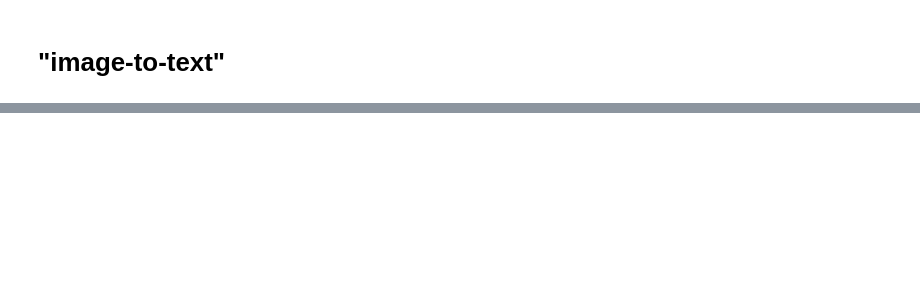
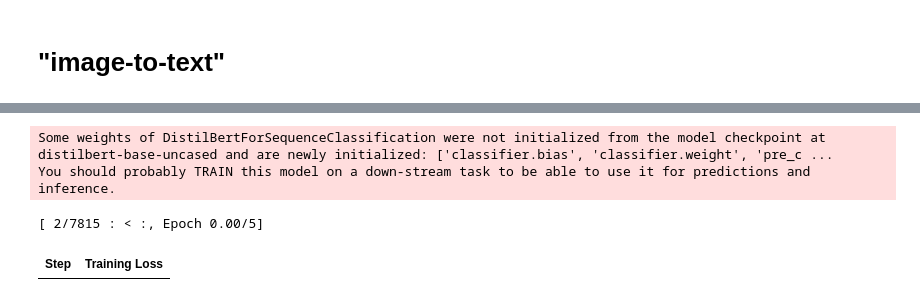
Before and after one commit to yleessam/wn7_dl_rep, a Jupyter notebook: 13_허깅페이스의활용.ipynb, the cells around one changed output, grey strips where cells are left out. Saved outputs shown, nothing was run; the diff lists cells and outputs as text; code cells hidden in the pictures; blank space fills up the shorter version.

```diff
--- a/13_허깅페이스의활용.ipynb
+++ b/13_허깅페이스의활용.ipynb
@@ -73,0 +157,4 @@ KeyboardInterrupt:
+# %%
+from datasets import load_dataset
+dataset = load_dataset('imdb')
+dataset
@@ -73,0 +176,10 @@ KeyboardInterrupt:
+# %%
+# 토크나이저 - 모델
+from transformers import AutoTokenizer
+tokenizer = AutoTokenizer.from_pretrained('distilbert-base-uncased')
+
+def preprocess_function(examples):
+  return tokenizer(examples['text'], truncation=True, padding='max_length', max_length=512)
+
+tokenized_datasets = dataset.map(preprocess_function, batched=True)
+tokenized_datasets
@@ -73,0 +201,30 @@ KeyboardInterrupt:
+# %%
+# 모델 설정
+from transformers import AutoModelForSequenceClassification
+model = AutoModelForSequenceClassification.from_pretrained('distilbert-base-uncased', num_labels=2)
+# %% [output]
+Some weights of DistilBertForSequenceClassification were not initialized from the model checkpoint at distilbert-base-uncased and are newly initialized: ['classifier.bias', 'classifier.weight', 'pre_c ...
+You should probably TRAIN this model on a down-stream task to be able to use it for predictions and inference.
+# %%
+# 학습 설정
+from transformers import TrainingArguments, Trainer
+tr_args = TrainingArguments(
+  output_dir = './results',
+  learning_rate=2e-5,
+  per_device_train_batch_size=16,
+  per_device_eval_batch_size=16,
+  num_train_epochs=5,
+  weight_decay=0.01
+)
+
+trainer = Trainer(
+  model = model,
+  args = tr_args,
+  train_dataset =tokenized_datasets['train'],
+  eval_dataset=tokenized_datasets['test']
+)
+# %%
+trainer.train()
+# %% [output]
+[ 2/7815 : < :, Epoch 0.00/5]
+| Step | Training Loss |
```
Also changed, not shown: parts of 9 cells of this notebook.
